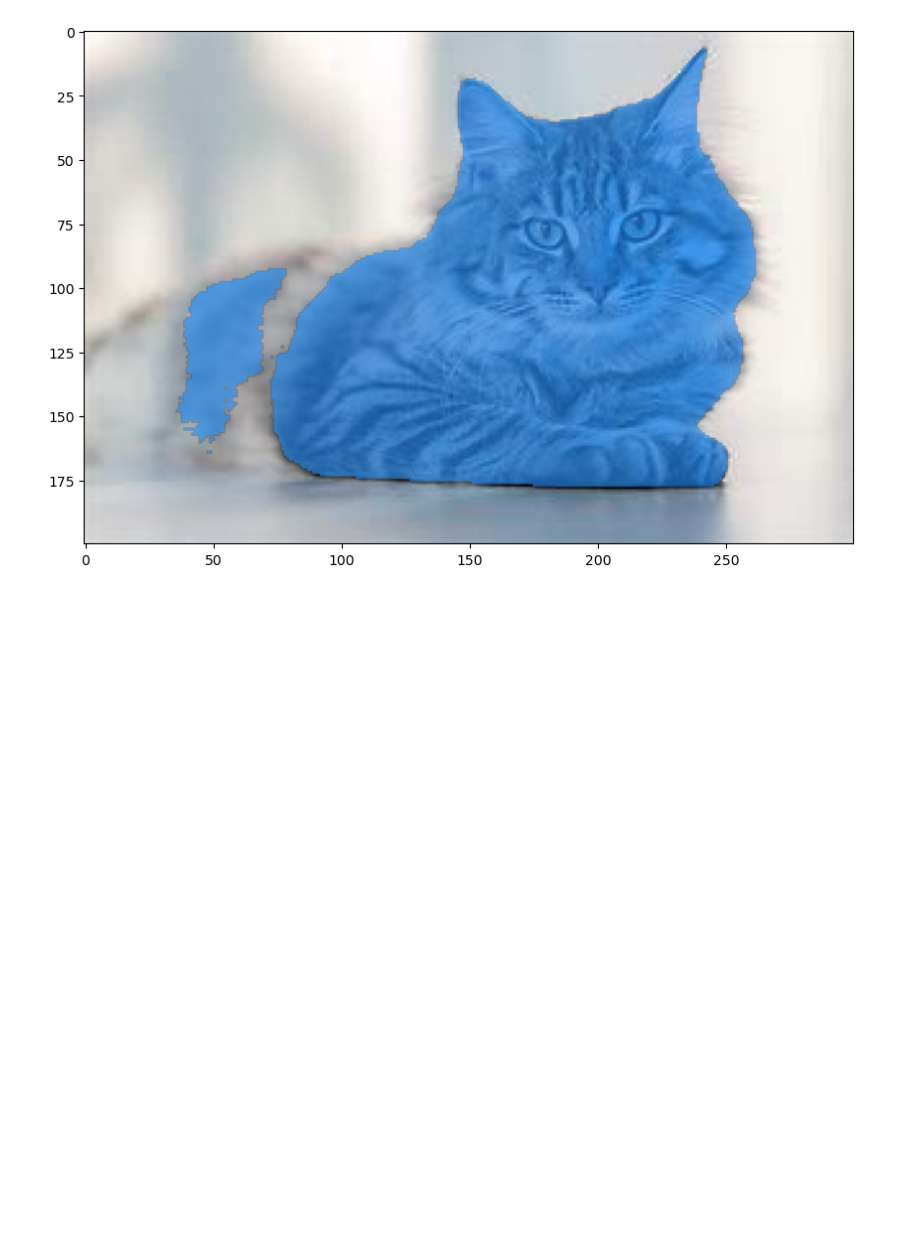
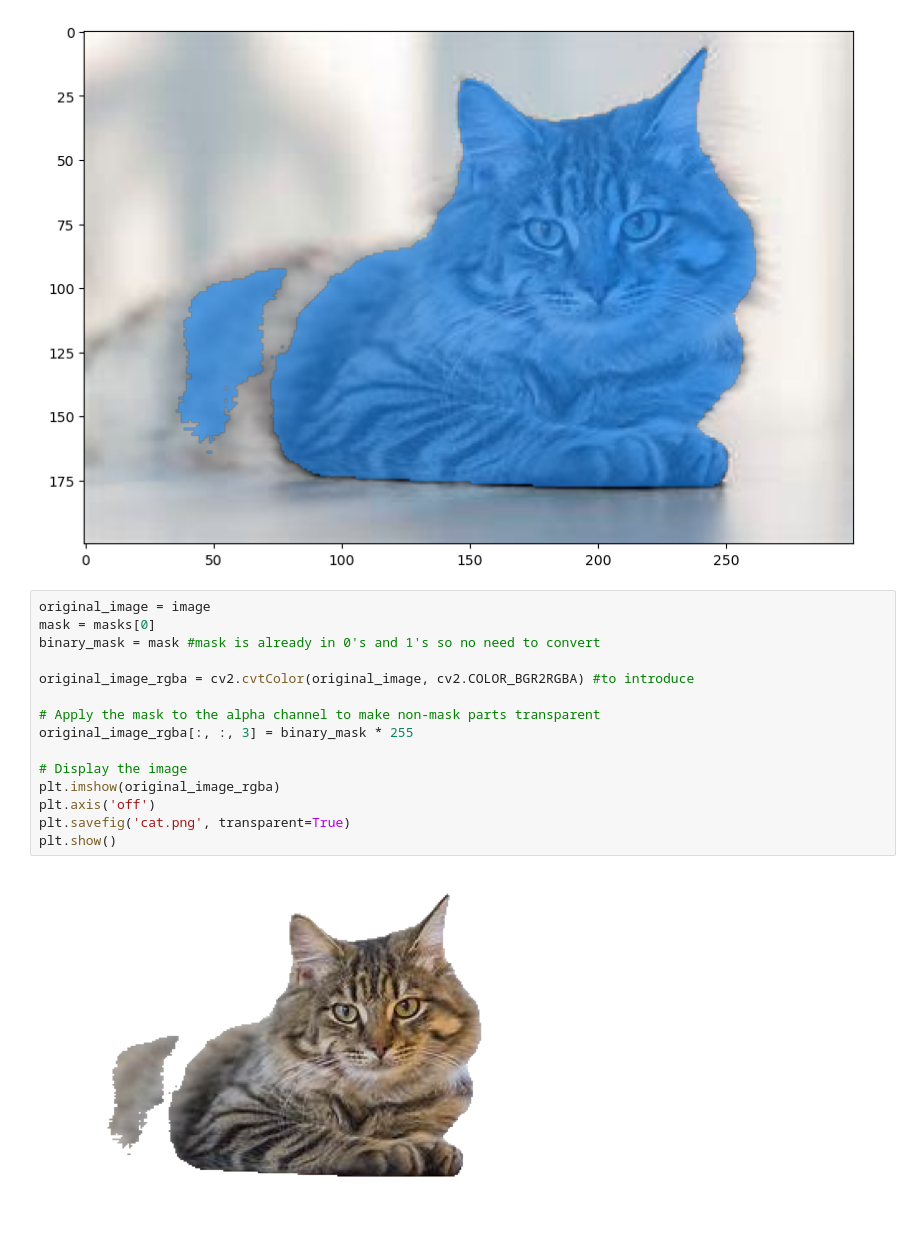
Before and after one commit to roydipta/safari_stickerbook, a Jupyter notebook: Model Training/YOLOv8 and SAM.ipynb, the cells around one changed output. Cells and saved outputs as stored; diff of their text form; blank space fills up the shorter version.

```diff
--- a/Model Training/YOLOv8 and SAM.ipynb
+++ b/Model Training/YOLOv8 and SAM.ipynb
@@ -160,3 +177,20 @@ show_mask(masks[0], plt.gca())
 plt.show()
 # %% [output]
 [figure]
+# %%
+original_image = image
+mask = masks[0]
+binary_mask = mask #mask is already in 0's and 1's so no need to convert
+
+original_image_rgba = cv2.cvtColor(original_image, cv2.COLOR_BGR2RGBA) #to introduce
+
+# Apply the mask to the alpha channel to make non-mask parts transparent
+original_image_rgba[:, :, 3] = binary_mask * 255
+
+# Display the image
+plt.imshow(original_image_rgba)
+plt.axis('off')
+plt.savefig('cat.png', transparent=True)
+plt.show()
+# %% [output]
+[figure, added]
```
Also changed, not shown: parts of 13 cells of this notebook, 6 other files.
